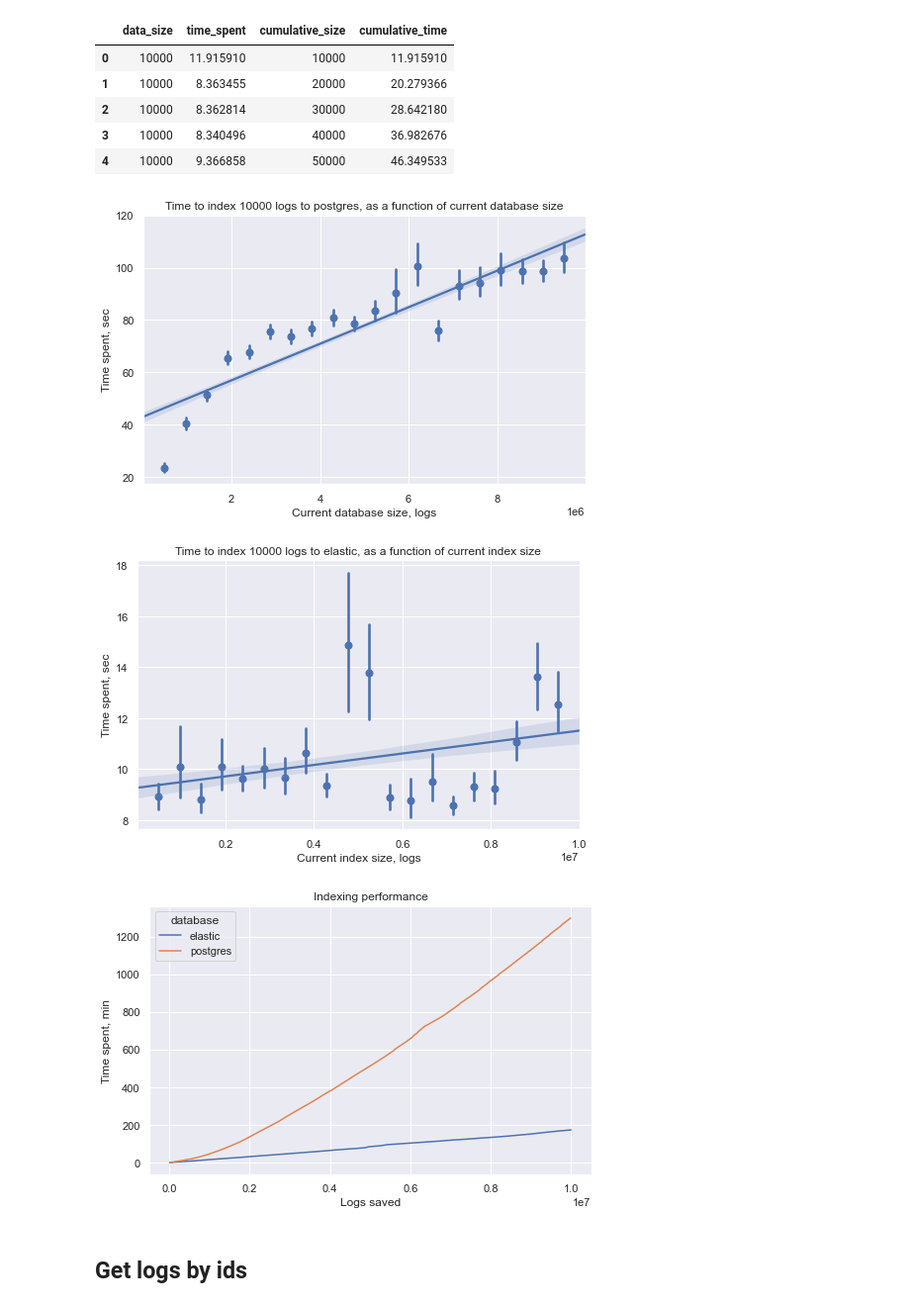
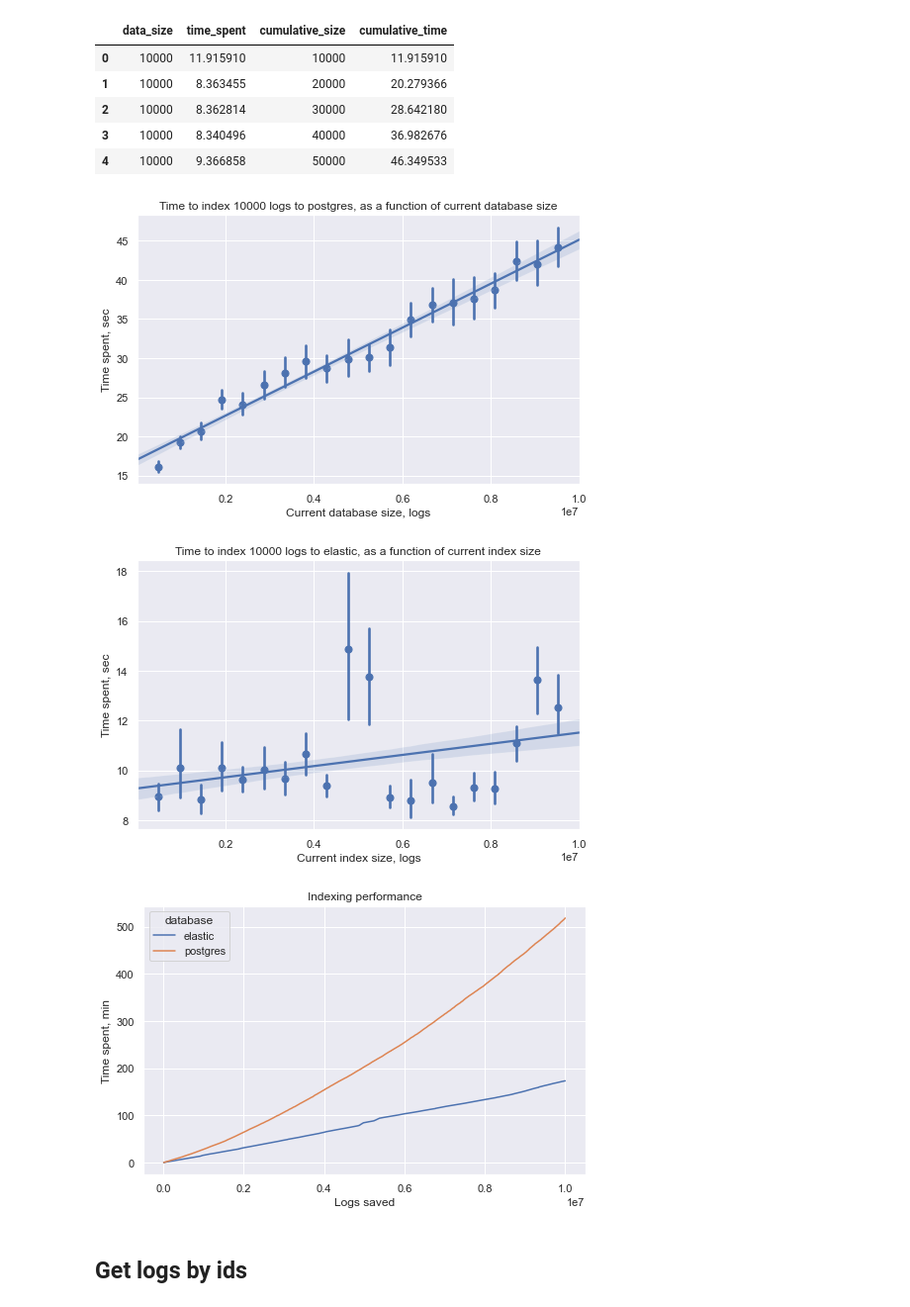
Before and after one commit to reportportal/es-logs-service, a Jupyter notebook: notebooks/performance_visualization.ipynb, the cells around one changed output. Shown: that part at 99% size. Drawn from its saved outputs; the diff is of its cells as text; code cells hidden in the pictures.

```diff
--- a/notebooks/performance_visualization.ipynb
+++ b/notebooks/performance_visualization.ipynb
@@ -34,32 +36,35 @@ es_index_logs.head()
 | 3 | 10000 | 8.340496 | 40000 | 36.982676 |
 | 4 | 10000 | 9.366858 | 50000 | 46.349533 |
 # %%
-pg_index_logs = pd.DataFrame(load_data(index_logs_path("postgres"))["performance_results"])
-pg_index_logs[pg_index_logs["time_spent"] > 300] = ((pg_index_logs["time_spent"].sum()
-                                                    - pg_index_logs["time_spent"].max())
-                                                    / (len(pg_index_logs) - 1))
+pg_index_logs = pd.DataFrame(
+    load_data(index_logs_path("postgres"))["performance_results"]
+)
 pg_index_logs["cumulative_size"] = np.cumsum(pg_index_logs["data_size"])
 pg_index_logs["cumulative_time"] = np.cumsum(pg_index_logs["time_spent"])
 # %%
 sns.set_theme()
 # %%
 plt.figure(figsize=(8, 5))
-plt.title(f"Time to index {batch_size} logs to postgres, as a function of current database size")
+plt.title(
+    f"Time to index {batch_size} logs to postgres, as a function of current database size"
+)
 sns.regplot(x="cumulative_size", y="time_spent", data=pg_index_logs, x_bins=20)
 plt.xlabel("Current database size, logs")
 plt.ylabel("Time spent, sec")
 plt.show()
 # %% [output]
-[figure, old version]
+[figure, new version]
 # %%
 plt.figure(figsize=(8, 5))
-plt.title(f"Time to index {batch_size} logs to elastic, as a function of current index size")
+plt.title(
+    f"Time to index {batch_size} logs to elastic, as a function of current index size"
+)
 sns.regplot(x="cumulative_size", y="time_spent", data=es_index_logs, x_bins=20)
 plt.xlabel("Current index size, logs")
 plt.ylabel("Time spent, sec")
 plt.show()
 # %% [output]
-[figure, old version]
+[figure, new version]
 # %%
 es_index_logs["database"] = "elastic"
 pg_index_logs["database"] = "postgres"
@@ -67,15 +72,17 @@ index_logs_df = pd.concat([es_index_logs, pg_index_logs], ignore_index=True)
 # %%
 plt.figure(figsize=(8, 5))
 plt.title("Indexing performance")
-sns.lineplot(x="cumulative_size",
-             y=index_logs_df["cumulative_time"]/60,
-             hue="database",
-             data=index_logs_df)
+sns.lineplot(
+    x="cumulative_size",
+    y=index_logs_df["cumulative_time"] / 60,
+    hue="database",
+    data=index_logs_df,
+)
 plt.xlabel("Logs saved")
 plt.ylabel("Time spent, min")
 plt.show()
 # %% [output]
-[figure, old version]
+[figure, new version]
 # %% [markdown]
 ## Get logs by ids
 # %%
```
Also changed, not shown: parts of 27 cells of this notebook.
